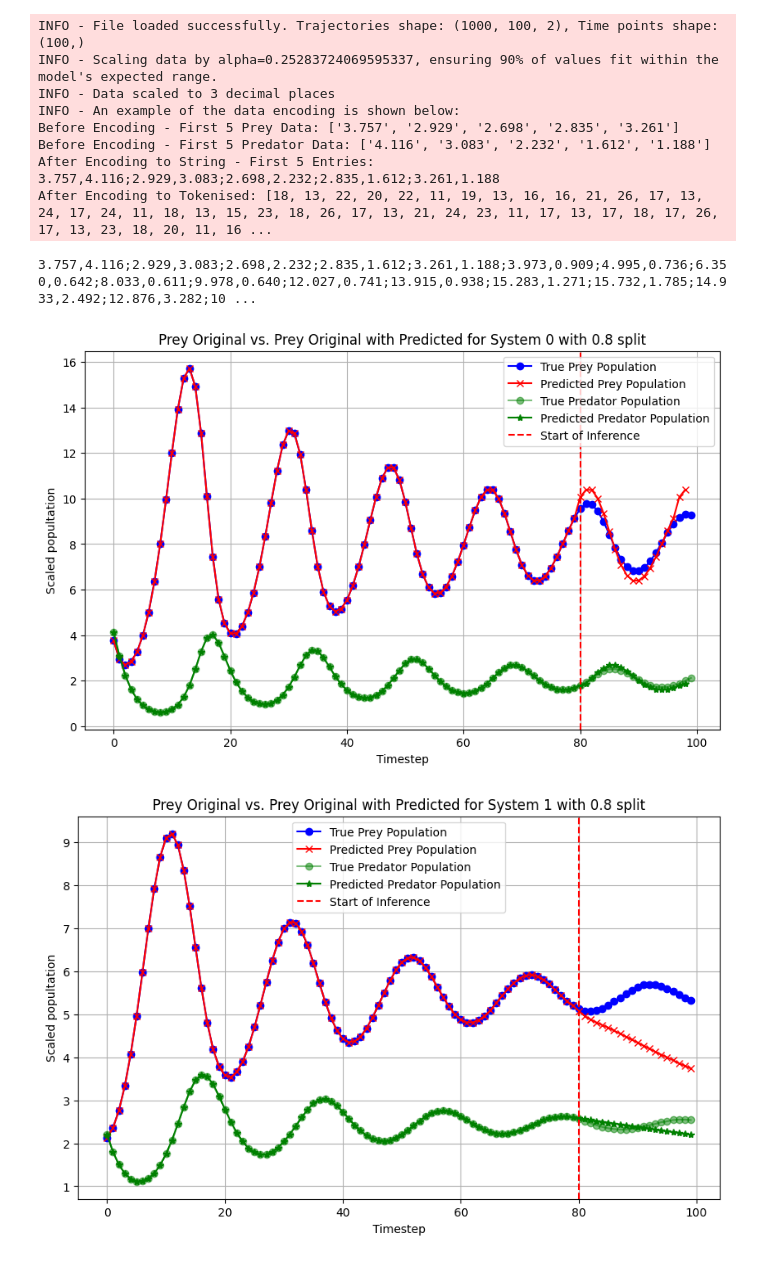
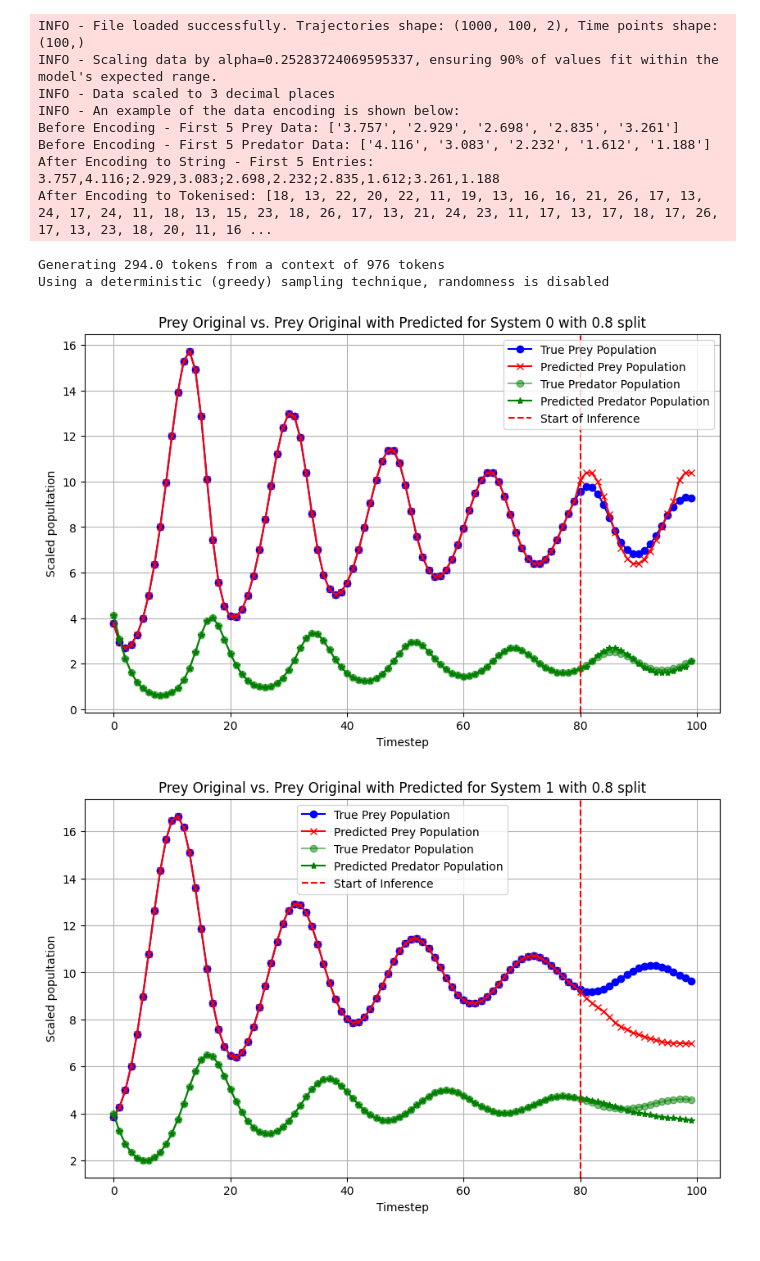
Before and after one commit to JacobTutt/lora_timeseries, a Jupyter notebook: 2_Initial_Preformance.ipynb, the cells around one changed output. Cells and saved outputs as stored; diff of their text form; code cells hidden in the pictures.

```diff
--- a/2_Initial_Preformance.ipynb
+++ b/2_Initial_Preformance.ipynb
@@ -19,7 +19,7 @@ Currently loading: Qwen/Qwen2.5-0.5B-Instruct
 Sliding Window Attention is enabled but not implemented for `sdpa`; unexpected results may be encountered.
 Model loaded on mps
 # %%
-train_set, validation_set = preprocessor('lotka_volterra_data.h5', percentile= 90, decimal_places=3,split_fraction = 0.8, tokeniser_model=tokeniser)
+train_set, validation_set, test_set = preprocessor('lotka_volterra_data.h5', percentile= 90, decimal_places=3,  train_fraction =0.7, validation_fraction= 0.15 , shuffle = False, tokeniser_model = tokeniser)
 # %% [output]
 INFO - File loaded successfully. Trajectories shape: (1000, 100, 2), Time points shape: (100,)
 INFO - Scaling data by alpha=0.25283724069595337, ensuring 90% of values fit within the model's expected range.
@@ -55,7 +55,7 @@ def plotting_trend(prey_original, prey_generated, predator_original, predator_ge
     plt.legend()
     plt.show()
 # %%
-def run_untrained_Model(model, tokeniser, dataset, sequence_no = 0, inference_split = 0.8, plot = False):
+def run_untrained_Model(model, tokeniser, dataset, sequence_no = 0, inference_split = 0.8, plot = False, randomness = False, print_output = False):
 
     model.eval()
     sequence = dataset[sequence_no]
@@ -68,24 +68,36 @@ def run_untrained_Model(model, tokeniser, dataset, sequence_no = 0, inference_sp
     input_attention_mask = attention_mask[:, :split_indx]
 
     with torch.no_grad():
-        output = model.generate(input_tokens, max_new_tokens = len(tokenised_input[0]) - split_indx,  attention_mask=input_attention_mask, do_sample=False)
+        # we need to account for the fact that in our scaling algorithm we scaled between 90% being between 0-10
+        # this means some values above this have an extra figure and thus slightly more tokens are needed
+        if print_output == True:
+            print(f'Generating {1.2*(len(tokenised_input[0]) - split_indx)} tokens from a context of {len(input_tokens[0])} tokens')
+        if print_output and randomness == True:
+            print("Using a stochastic sampling technique, randomness is enabled")
+        if print_output and randomness == False:
+            print("Using a deterministic (greedy) sampling technique, randomness is disabled")
+        output = model.generate(input_tokens, max_new_tokens = 1.2*(len(tokenised_input[0]) - split_indx),  attention_mask=input_attention_mask, do_sample=randomness)
 
     generated_qwen_text = tokeniser.decode(output[0], skip_special_tokens=True)
-    print(generated_qwen_text)
     prey_generated, predator_generated = decoder(generated_qwen_text)
     prey_original, predator_original = decoder(sequence)
+
+
+    prey_generated = prey_generated[:len(prey_original)]
+    predator_generated = predator_generated[:len(predator_original)]
 
     if plot == True:
         plotting_trend(prey_original, prey_generated, predator_original, predator_generated, sequence_no, inference_split)
 
     return  prey_original, predator_original, prey_generated, predator_generated
 # %%
-prey_original, predator_original, prey_generated, predator_generated = run_untrained_Model(model, tokeniser, train_set, sequence_no = 0, inference_split = 0.8, plot = True)
+prey_original, predator_original, prey_generated, predator_generated = run_untrained_Model(model, tokeniser, train_set, sequence_no = 0, inference_split = 0.8, plot = True, randomness = False, print_output = True)
 # %% [output]
-3.757,4.116;2.929,3.083;2.698,2.232;2.835,1.612;3.261,1.188;3.973,0.909;4.995,0.736;6.350,0.642;8.033,0.611;9.978,0.640;12.027,0.741;13.915,0.938;15.283,1.271;15.732,1.785;14.933,2.492;12.876,3.282;10 ...
+Generating 294.0 tokens from a context of 976 tokens
+Using a deterministic (greedy) sampling technique, randomness is disabled
 [figure]
 # %%
-prey_original, predator_original, prey_generated, predator_generated = run_untrained_Model(model, tokeniser, train_set, sequence_no = 1, inference_split = 0.8, plot = True)
+prey_original, predator_original, prey_generated, predator_generated = run_untrained_Model(model, tokeniser, train_set, sequence_no = 1, inference_split = 0.8, plot = True, randomness = False, print_output = True)
 # %% [output]
-[figure, old version]
+[figure, new version]
 # %%
```
Also changed, not shown: parts of 10 cells of this notebook, 3 other files.
